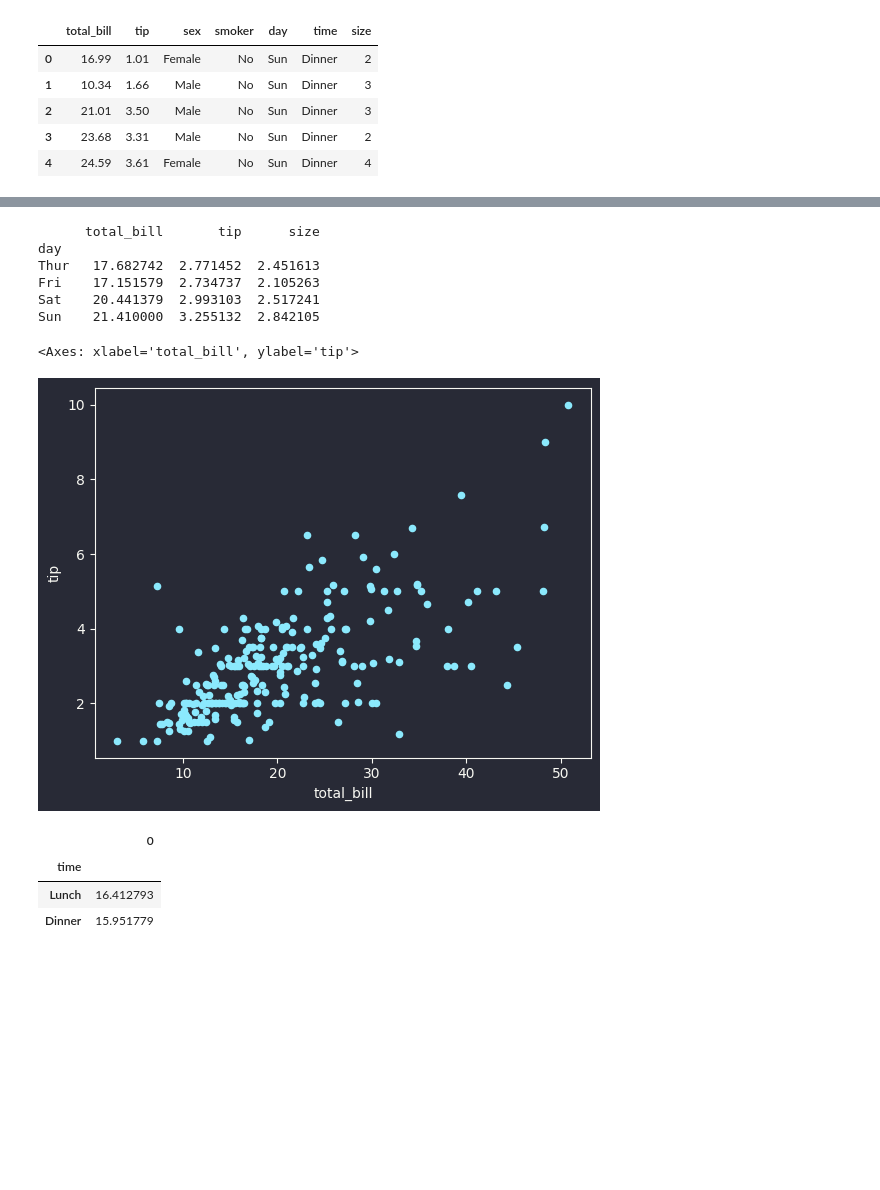
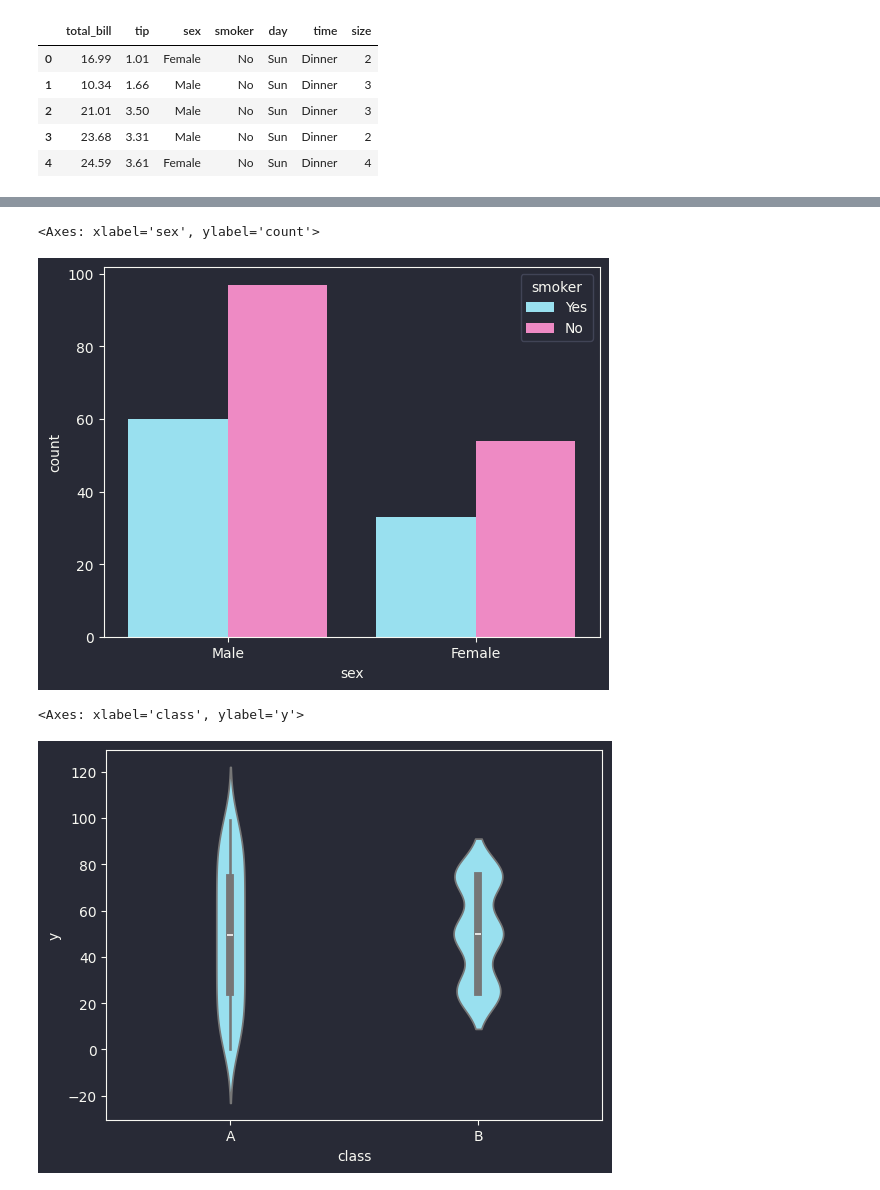
Before and after one commit to RohitMugalya/Learner-s-Garden, a Jupyter notebook: practice notebooks/seaborn practise.ipynb, the cells around one changed output, grey strips where cells are left out. Drawn from its saved outputs; the diff is of its cells as text; code cells hidden in the pictures; blank space fills up the shorter version.

Commit message:
Learnded some plots like box, violine, heatmap

```diff
--- a/practice notebooks/seaborn practise.ipynb
+++ b/practice notebooks/seaborn practise.ipynb
@@ -10,3 +8,11 @@ tips = sns.load_dataset("tips")
+# %%
+tips = sns.load_dataset("tips")
+
+total_bill = "total_bill"
+tip = "tip"
+gender = "sex"
+smoker = "smoker"
+day, time, size = "day", "time", "size"
 # %%
 tips.head()
 # %% [output]
@@ -25,14 +24,0 @@ daywise = tips.groupby("day")
-# %%
-print(daywise.mean(True))
-# %% [output]
-      total_bill       tip      size
-day
-Thur   17.682742  2.771452  2.451613
-Fri    17.151579  2.734737  2.105263
-Sat    20.441379  2.993103  2.517241
-Sun    21.410000  3.255132  2.842105
-# %%
-tips.plot.scatter("total_bill", "tip")
-# %% [output]
-<Axes: xlabel='total_bill', ylabel='tip'>
-[figure, removed]
@@ -46,7 +25,5 @@ timewise = pd.concat([
-# %%
-timewise.groupby("time").mean(True)
-# %% [output]
-|  | 0 |
-| time |  |
-| Lunch | 16.412793 |
-| Dinner | 15.951779 |
+# %%
+sns.countplot(data=tips, x=gender, hue=smoker)
+# %% [output]
+<Axes: xlabel='sex', ylabel='count'>
+[figure, added]
@@ -52,0 +36,5 @@ timewise.groupby("time").mean(True)
+# %%
+sns.violinplot(data=df, x="class", y="y", fill=True, width=0.2)
+# %% [output]
+<Axes: xlabel='class', ylabel='y'>
+[figure, added]
```
Also changed, not shown: parts of 5 cells of this notebook.
